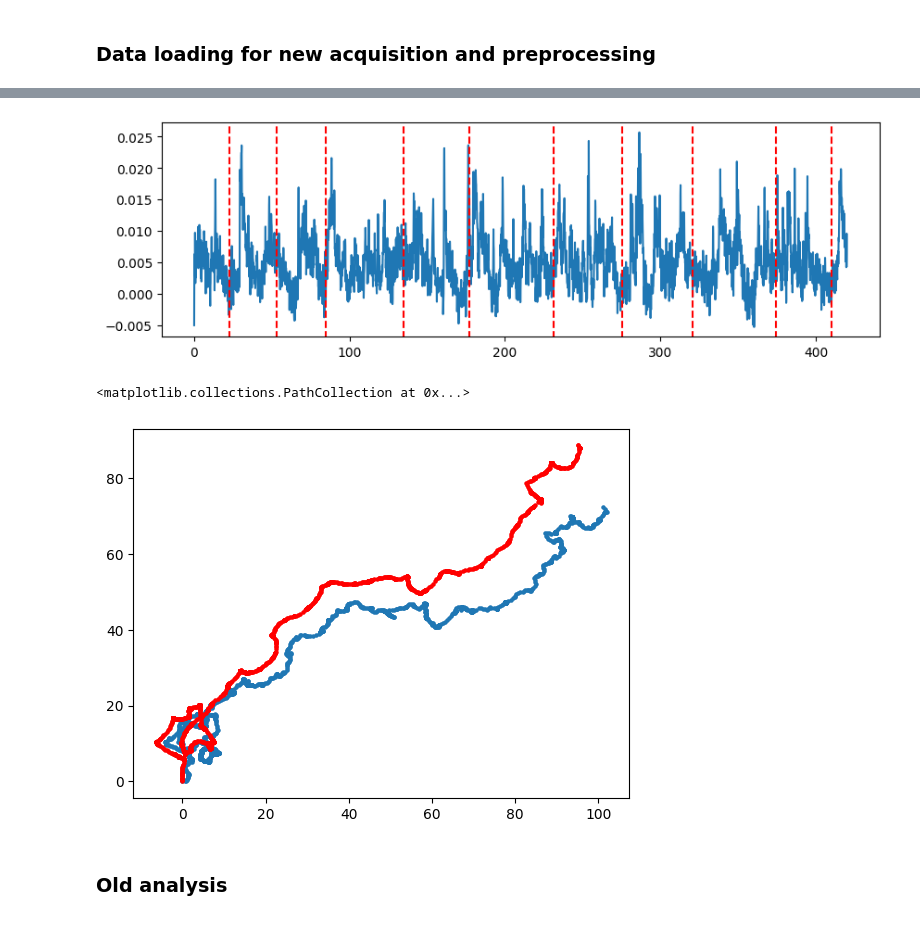
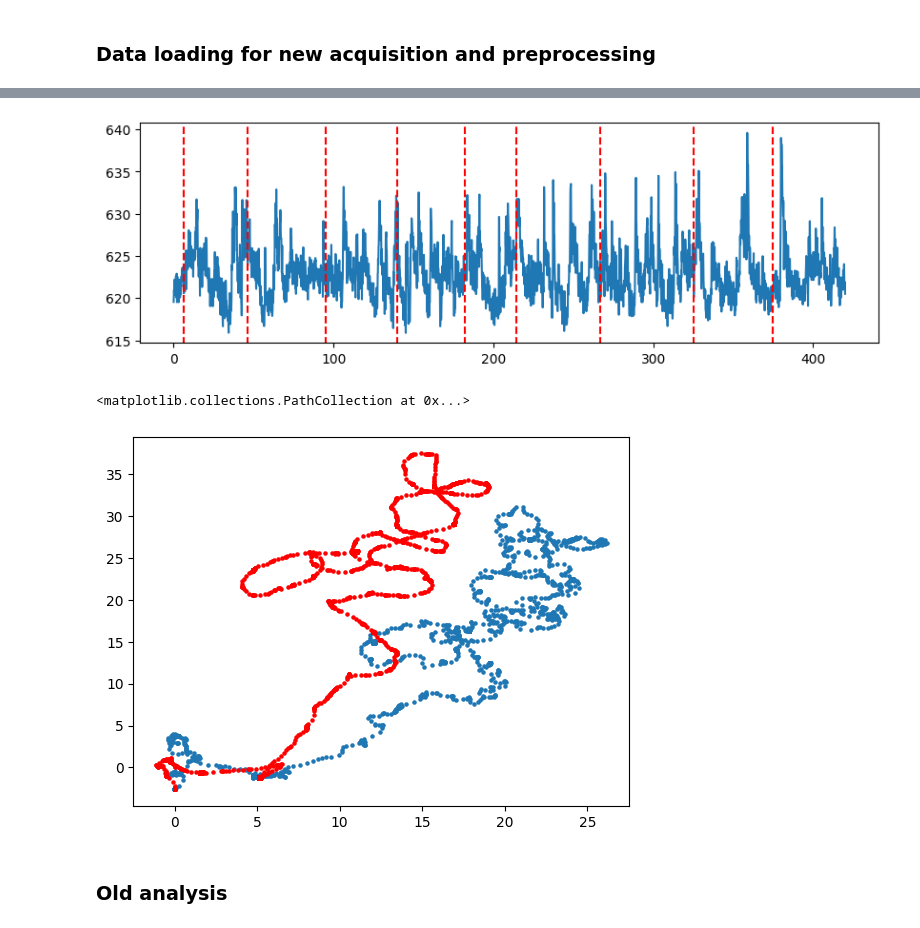
Before and after one commit to jingxuanf0214/thesis-2p-behavior-align, a Jupyter notebook: Exploratory analysis.ipynb, the cells around one changed output, grey strips where cells are left out. Saved outputs shown, nothing was run; the diff lists cells and outputs as text; code cells hidden in the pictures.

```diff
--- a/Exploratory analysis.ipynb
+++ b/Exploratory analysis.ipynb
@@ -202,7 +202,7 @@ def load_matfile_to_df(matfile_path):
 
 
 # Example usage:
-behav_df, neural_df = load_matfile_to_df('/Users/jingxuanfan/Documents/GitHub/stacks/20240925-1_MBON09_barjump/ts.mat')
+behav_df, neural_df = load_matfile_to_df('/Users/jingxuanfan/Documents/GitHub/stacks/20240925-1_MBON09_barjump/ts_trial4.mat')
 # print(df.head())
 # %%
 def rename_dataframe(df):
@@ -286,10 +302,10 @@ ax.scatter(behav_df['time'], behav_df['heading'],s=5,alpha=0.5)
 # %%
 fig, ax = plt.subplots(1, 1, figsize=(10, 3))
-ax.plot(neural_df['time'], neural_df['mbon09_dff1'])
+ax.plot(neural_df['time'], neural_df['mbon09_rawf1'])
 #ax.plot(neural_df['time'], neural_df['mbon09_rawf2_dff'])
 [ax.axvline(_x, ymin=-np.pi, ymax=np.pi, color='red', linestyle='--') for _x in np.array(behav_df['time'].iloc[jump_indices])];
 # %% [output]
-[figure, old version]
+[figure, new version]
 # %%
 
 def scale_circular_variable(series, scale_factor=1/0.8):
@@ -350,7 +366,7 @@ plt.scatter(behav_df['flypos_x'], behav_df['flypos_y'],s=5)
 plt.scatter(xPos, yPos, s=5,color='red')
 # %% [output]
 <matplotlib.collections.PathCollection at 0x...>
-[figure, old version]
+[figure, new version]
 # %% [markdown]
 ### Old analysis
 # %%
```
Also changed, not shown: parts of 4 cells of this notebook.
